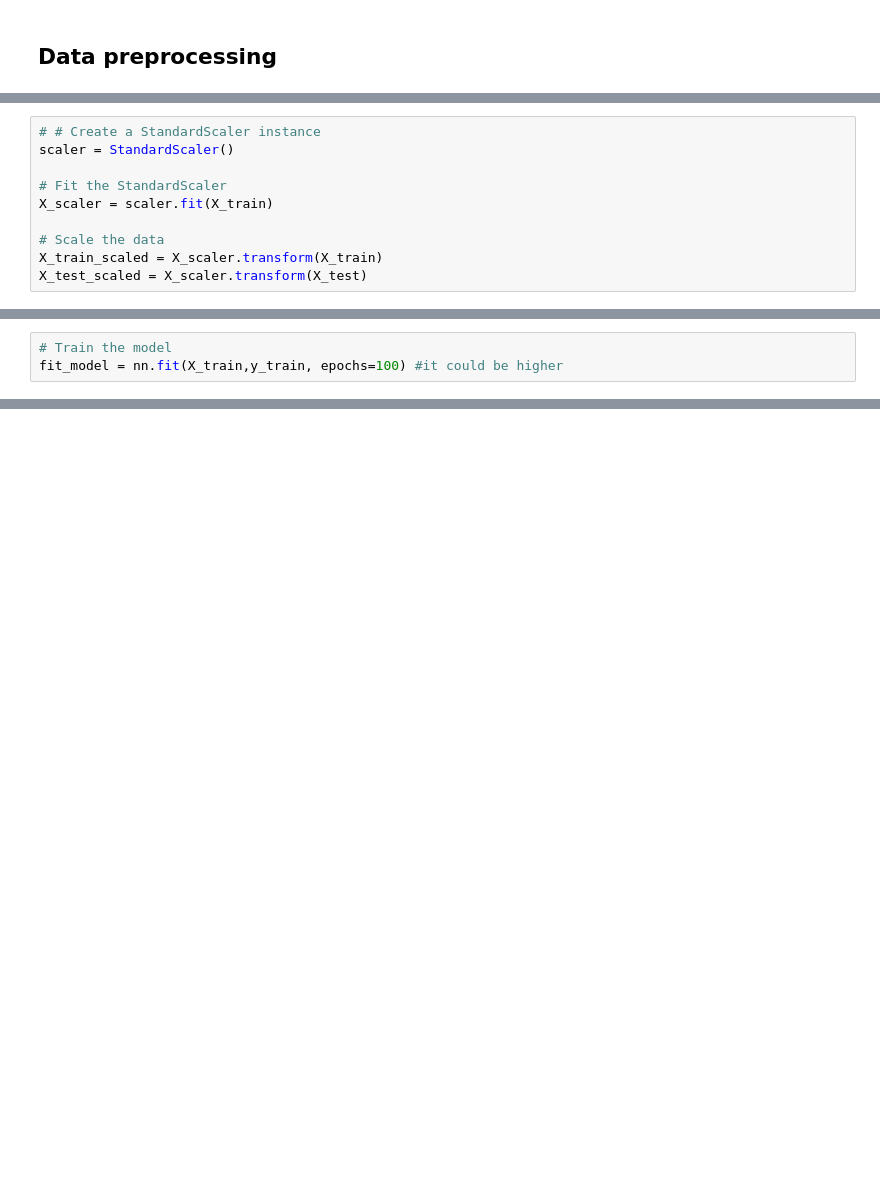
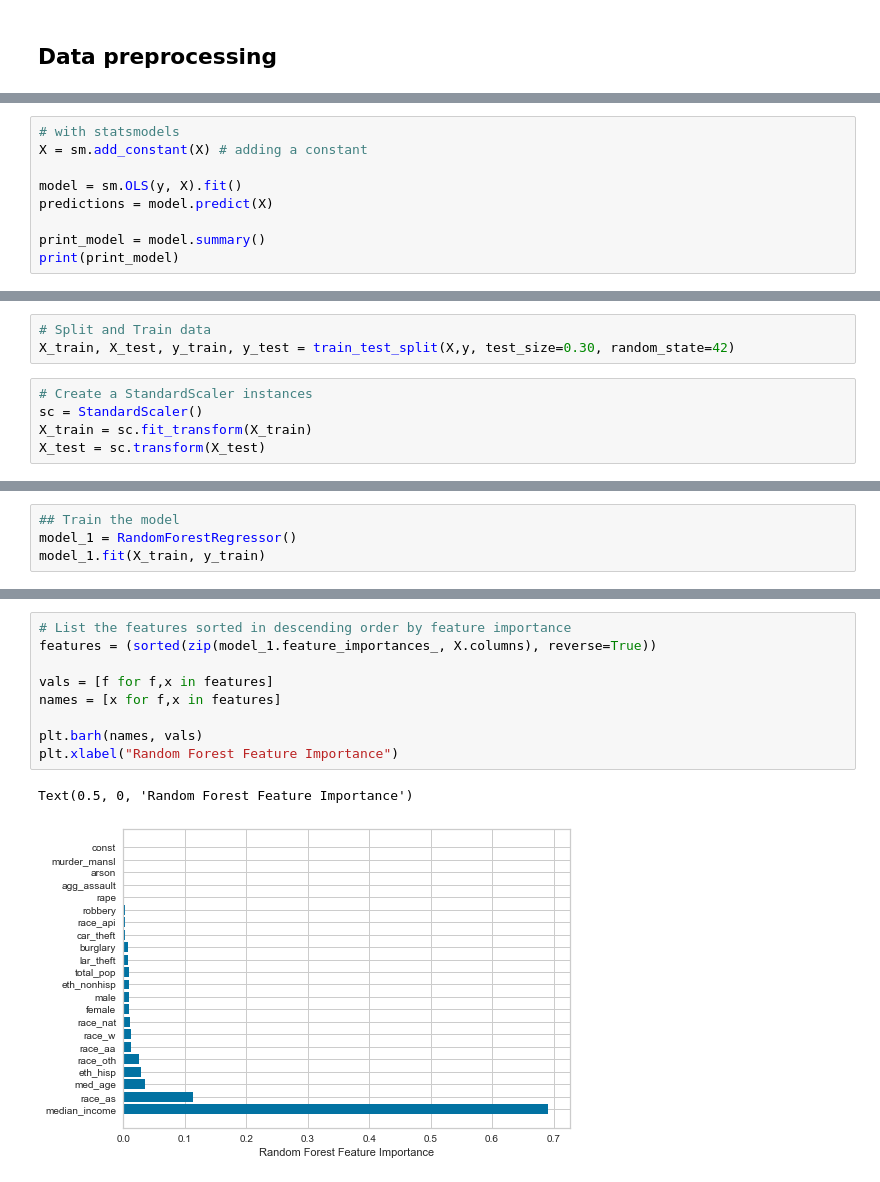
Before and after one commit to sonjaynicolay/Final_Project, a Jupyter notebook: Housing_ML.ipynb, the cells around one changed output, grey strips where cells are left out. Drawn from its saved outputs; the diff is of its cells as text; blank space fills up the shorter version.

```diff
--- a/Housing_ML.ipynb
+++ b/Housing_ML.ipynb
@@ -110,0 +118,9 @@ X_train, X_test, y_train, y_test = train_test_split(X, y, random_state=78)
+# %%
+# with statsmodels
+X = sm.add_constant(X) # adding a constant
+
+model = sm.OLS(y, X).fit()
+predictions = model.predict(X)
+
+print_model = model.summary()
+print(print_model)
@@ -111,10 +147,8 @@ X_train, X_test, y_train, y_test = train_test_split(X, y, random_state=78)
+# %%
+# Split and Train data
+X_train, X_test, y_train, y_test = train_test_split(X,y, test_size=0.30, random_state=42)
 # %%
-# # Create a StandardScaler instance
-scaler = StandardScaler()
-
-# Fit the StandardScaler
-X_scaler = scaler.fit(X_train)
-
-# Scale the data
-X_train_scaled = X_scaler.transform(X_train)
-X_test_scaled = X_scaler.transform(X_test)
+# Create a StandardScaler instances
+sc = StandardScaler()
+X_train = sc.fit_transform(X_train)
+X_test = sc.transform(X_test)
@@ -148,3 +155,4 @@ nn.compile(loss="mean_squared_error", optimizer="adam", metrics=["MSE"])
 # %%
-# Train the model
-fit_model = nn.fit(X_train,y_train, epochs=100) #it could be higher
+## Train the model
+model_1 = RandomForestRegressor()
+model_1.fit(X_train, y_train)
@@ -153,0 +202,12 @@ y_pred = fit_model.predict(X)
+# %%
+# List the features sorted in descending order by feature importance
+features = (sorted(zip(model_1.feature_importances_, X.columns), reverse=True))
+
+vals = [f for f,x in features]
+names = [x for f,x in features]
+
+plt.barh(names, vals)
+plt.xlabel("Random Forest Feature Importance")
+# %% [output]
+Text(0.5, 0, 'Random Forest Feature Importance')
+[figure, added]
```
Also changed, not shown: parts of 26 cells of this notebook.
